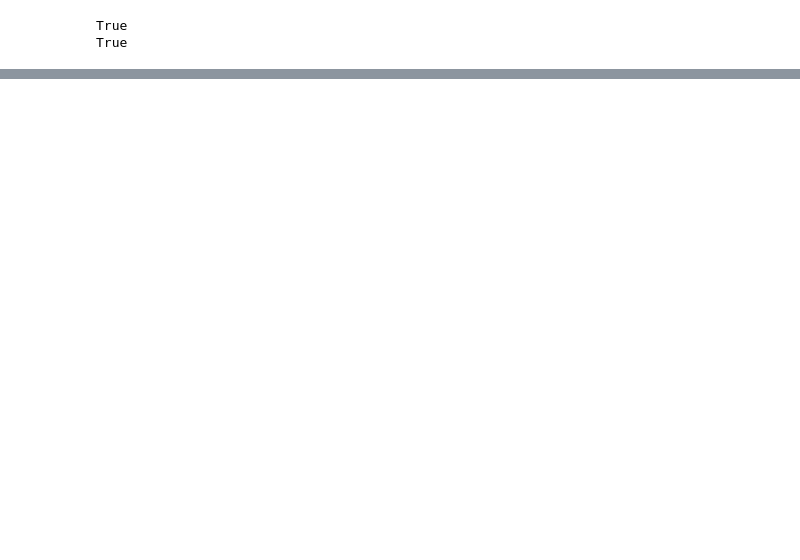
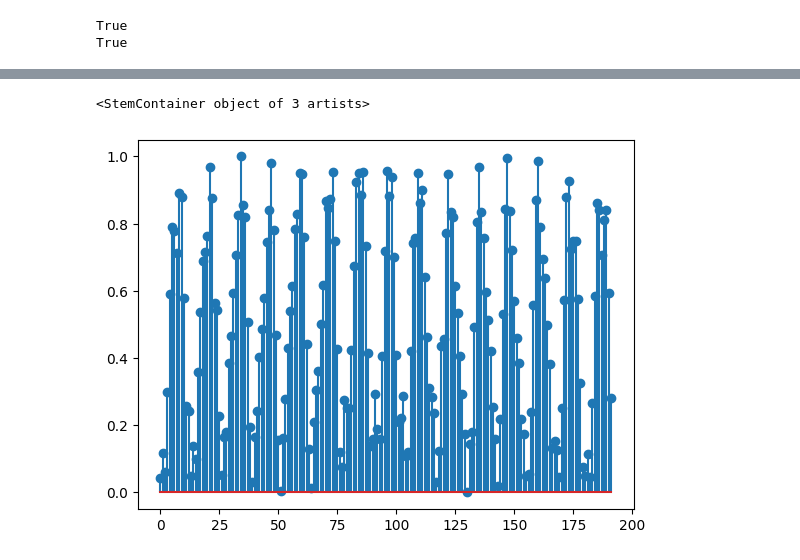
Before and after one commit to spatialaudio/Data-Driven-EIT-Imaging-using-Recurrent-Neural-Networks, a Jupyter notebook: LSTM.ipynb, the cells around one changed output, grey strips where cells are left out. Cells and saved outputs as stored; diff of their text form; code cells hidden in the pictures; blank space fills up the shorter version.

```diff
--- a/LSTM.ipynb
+++ b/LSTM.ipynb
@@ -36,7 +42,7 @@ r_obj = 0.4
 dist_exc = 8
 step_meas = 4
 
-load_path = f"data/{n_el=}_{r_obj=}_{dist_exc=}_{step_meas=}/"
+load_path = f"saves/{n_el=}_{r_obj=}_{dist_exc=}_{step_meas=}/"
 
 if os.path.isdir(load_path):
     print("This directory exists...continue")
@@ -49,10 +59,10 @@ V = np.load("saves/" + load_path.split("/")[1] + "_v_data.npy", allow_pickle=Tru
 # %%
 # creates overlapping segments with a length of nseg
-nseg = 4
+nseg = 2
 X0 = [V[n : n + nseg, :] for n in range(V.shape[0] - nseg + 1)]  # is this nseg+1 right?
 X0 = np.array(X0)
 
-#Y0 = np.array(V[nseg - 1 :])  # is this -1 right?
+Y0 = np.array(V[nseg - 1 :])  # is this -1 right?
 # %%
 # proof that the shift is right
 print(np.allclose(X0[0], V[0:nseg, :]))
@@ -72,0 +184,5 @@ X0.shape
+# %%
+plt.stem(y_val[0])
+# %% [output]
+<StemContainer object of 3 artists>
+[figure, added]
```
Also changed, not shown: parts of 11 cells of this notebook, 4 other files.
